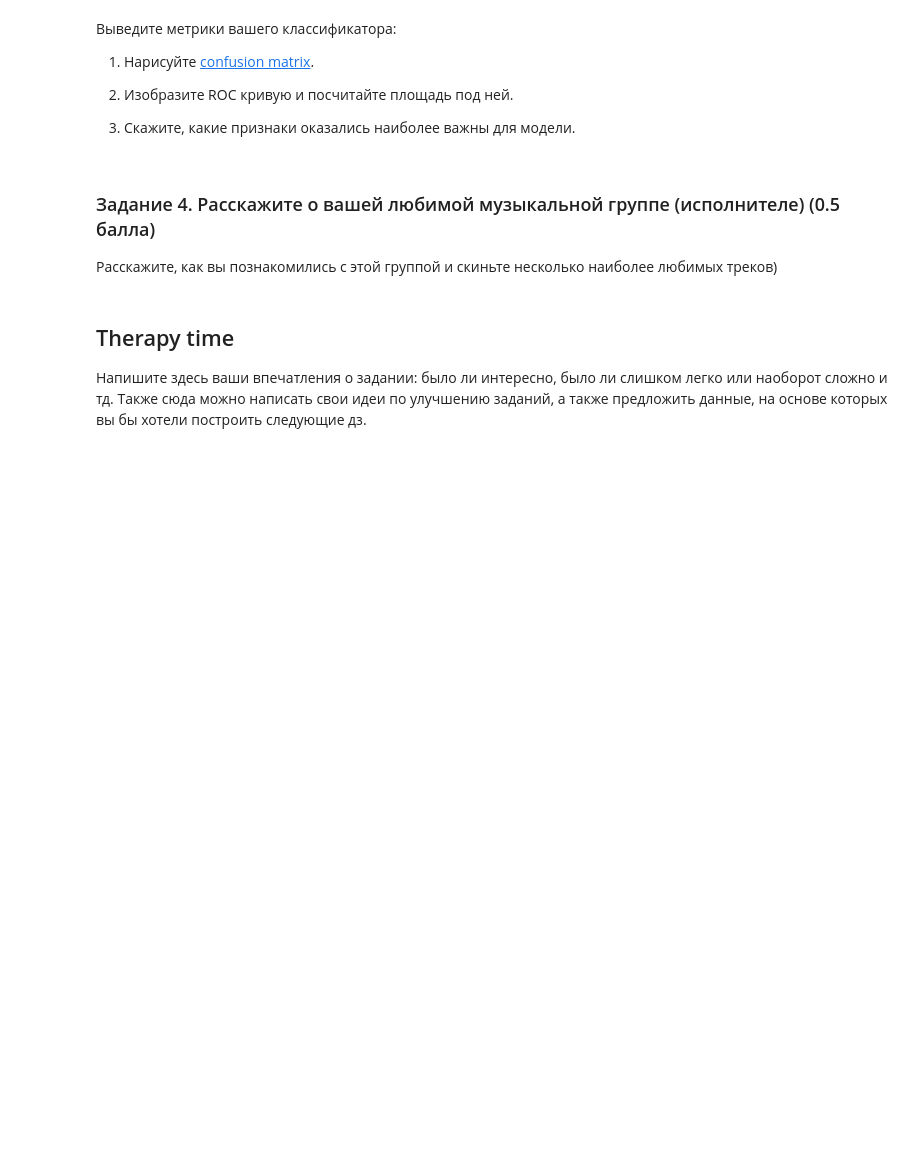
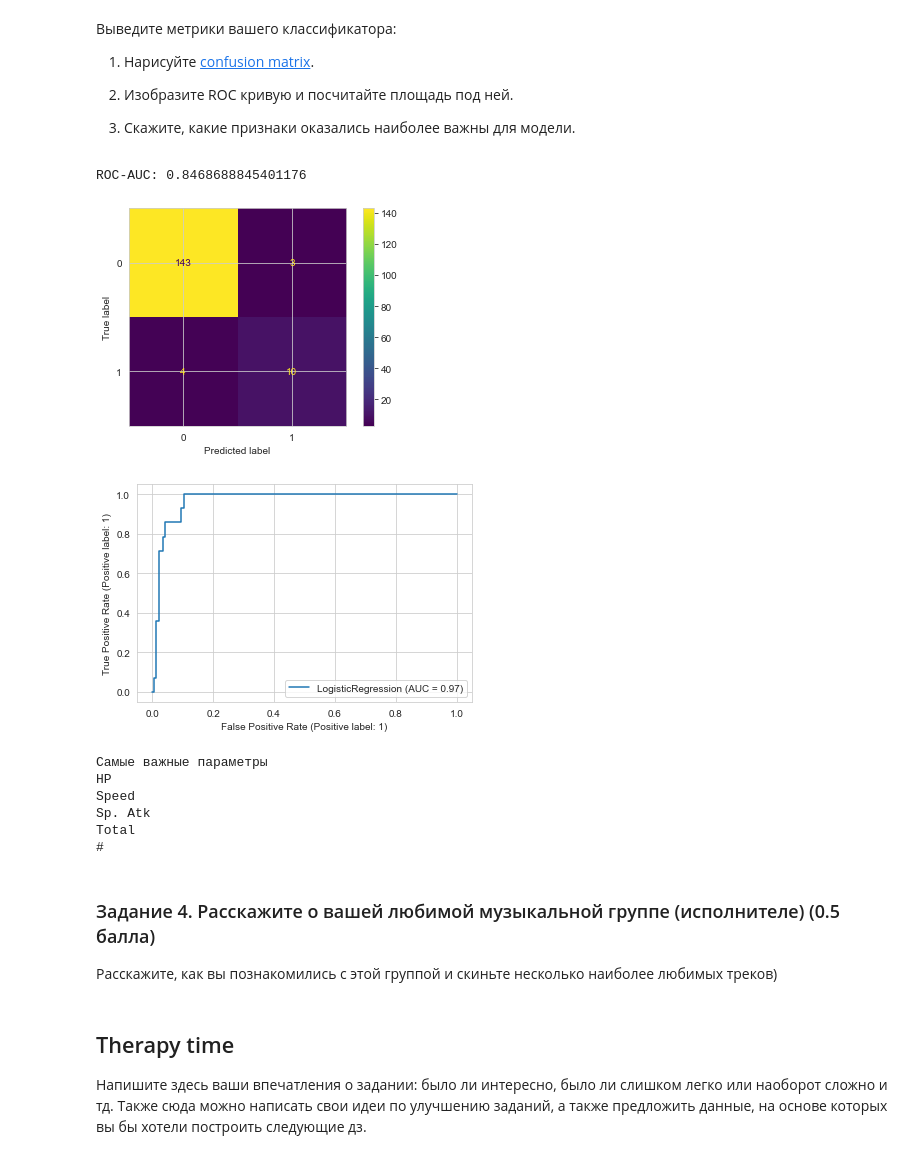
Before and after one commit to emi-lex/machine_learning_IB, a Jupyter notebook: solutions_2/code/Linear_models.ipynb, the cells around one changed output. Drawn from its saved outputs; the diff is of its cells as text; code cells hidden in the pictures; blank space fills up the shorter version.

```diff
--- a/solutions_2/code/Linear_models.ipynb
+++ b/solutions_2/code/Linear_models.ipynb
@@ -623,6 +632,31 @@ X_train, X_test, y_train, y_test = train_test_split(pokemon.drop("Legendary", ax
 2. Изобразите ROC кривую и посчитайте площадь под ней.
 
 3. Скажите, какие признаки оказались наиболее важны для модели.
+# %%
+from sklearn.metrics import confusion_matrix, ConfusionMatrixDisplay, plot_roc_curve
+
+y_pred = model.predict(X_test)
+
+cm = confusion_matrix(y_test, y_pred > 0.5)
+disp = ConfusionMatrixDisplay(cm)
+disp.plot()
+
+plot_roc_curve(model, X_test, y_test)
+print("ROC-AUC:", metrics.roc_auc_score(y_test, y_pred))
+# %% [output]
+ROC-AUC: 0.8468688845401176
+[figure, added]
+[figure, added]
+# %%
+print("Самые важные параметры")
+print(*list(pokemon.columns[np.argsort(np.abs(model.coef_))[0][-5:]]), sep="\n")
+# %% [output]
+Самые важные параметры
+HP
+Speed
+Sp. Atk
+Total
+#
 # %% [markdown]
 ### Задание 4. Расскажите о вашей любимой музыкальной группе (исполнителе) (0.5 балла)
 
```
Also changed, not shown: parts of 3 cells of this notebook.
